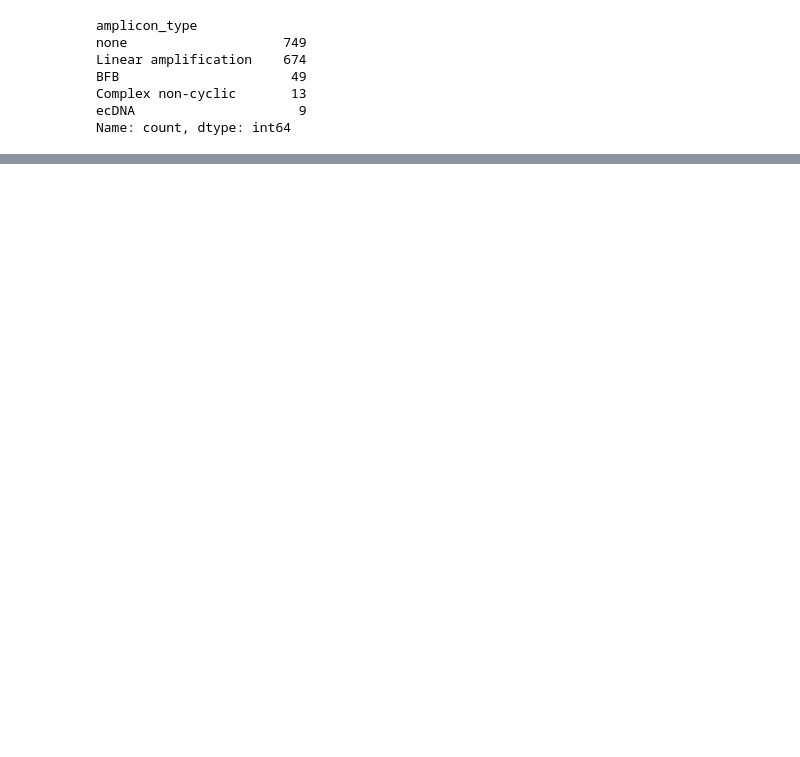
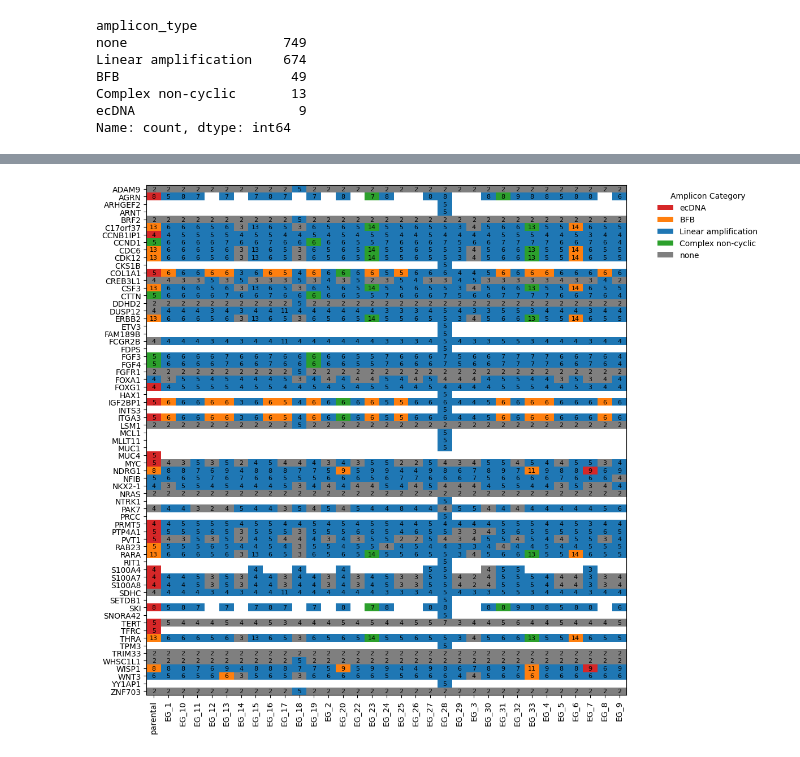
Before and after one commit to JiwonShon/ECTRES, a Jupyter notebook: Untitled.ipynb, the cells around one changed output, grey strips where cells are left out. Saved outputs shown, nothing was run; the diff lists cells and outputs as text; code cells hidden in the pictures; blank space fills up the shorter version.

Commit message:
ECGI10: clones are clustered by gene_cn and amplicon type

```diff
--- a/Untitled.ipynb
+++ b/Untitled.ipynb
@@ -224,0 +246,18 @@ plt.show()
+# %%
+# OncogenesAmplified 컬럼의 쉼표로 구분된 유전자들을 explode
+# 1. 먼저 쉼표(,)로 split → 리스트로 변환
+df['OncogenesAmplified_split'] = df['OncogenesAmplified'].str.split(',')
+
+# 2. explode를 통해 유전자별로 row 늘리기
+df_exploded = df.explode('OncogenesAmplified_split')
+
+# 3. 양끝 공백 제거 및 빈 문자열 제거
+df_exploded['OncogenesAmplified_split'] = df_exploded['OncogenesAmplified_split'].str.strip()
+df_exploded = df_exploded[df_exploded['OncogenesAmplified_split'] != '']
+
+# 4. 컬럼명 정리
+df_exploded = df_exploded.rename(columns={'OncogenesAmplified_split': 'Oncogene'})
+
+# 결과 확인
+print(df.shape,df_exploded.shape)
+df_exploded.head()
@@ -224,0 +325,58 @@ plt.show()
+# %%
+fig, ax = plt.subplots(figsize=(12, 10))
+
+n_genes = cn_matrix.shape[0]
+n_samples = cn_matrix.shape[1]
+
+for i in range(n_genes):
+    for j in range(n_samples):
+
+        category = cat_matrix.iloc[i, j]
+        value = cn_matrix.iloc[i, j]
+
+        color = color_map.get(category, "white")
+
+        # 사각형 그리기
+        rect = plt.Rectangle((j, i), 1, 1, facecolor=color)
+        ax.add_patch(rect)
+
+        # CN 숫자 annotation
+        if not pd.isna(value):
+            ax.text(
+                j + 0.5,
+                i + 0.5,
+                int(value),
+                ha="center",
+                va="center",
+                fontsize=8,
+                color="black"
+            )
+
+ax.set_xlim(0, n_samples)
+ax.set_ylim(0, n_genes)
+
+ax.set_xticks(np.arange(n_samples) + 0.5)
+ax.set_xticklabels(cn_matrix.columns, rotation=90)
+
+ax.set_yticks(np.arange(n_genes) + 0.5)
+ax.set_yticklabels(cn_matrix.index)
+
+legend_elements = [
+    Patch(facecolor=color, label=label)
+    for label, color in color_map.items()
+]
+
+ax.legend(
+    handles=legend_elements,
+    title="Amplicon Category",
+    bbox_to_anchor=(1.05, 1),
+    loc="upper left",
+    frameon=False
+)
+
+
+ax.invert_yaxis()
+plt.tight_layout()
+plt.show()
+# %% [output]
+[figure, added]
```
Also changed, not shown: parts of 27 cells of this notebook.
